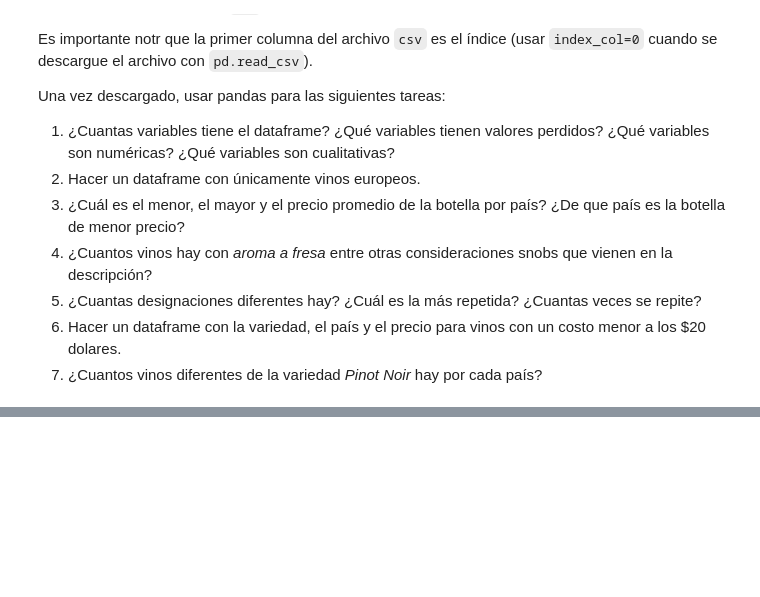
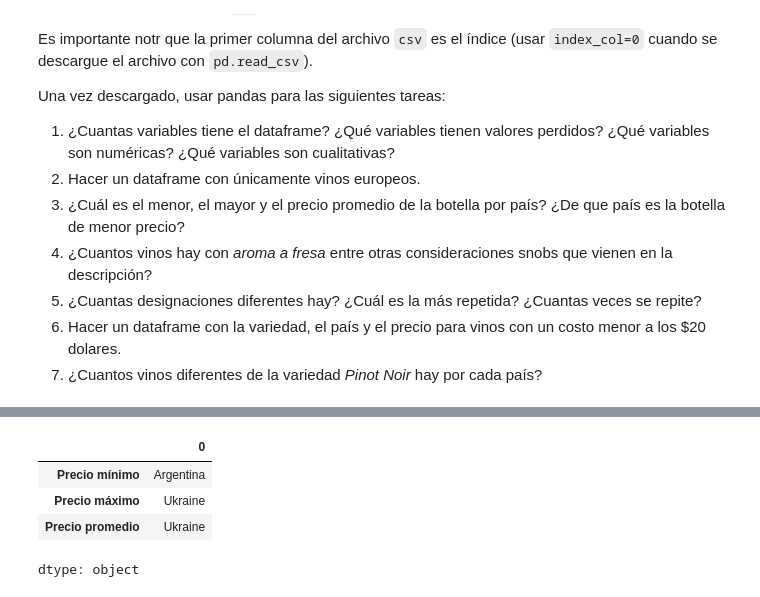
Before and after one commit to Alejandro-Barreras/alejandrobarreras-ai, a Jupyter notebook: tareas_y_actividades/intro_pandas.ipynb, the cells around one changed output, grey strips where cells are left out. Saved outputs shown, nothing was run; the diff lists cells and outputs as text; code cells hidden in the pictures; blank space fills up the shorter version.

```diff
--- a/tareas_y_actividades/intro_pandas.ipynb
+++ b/tareas_y_actividades/intro_pandas.ipynb
@@ -795,5 +811,16 @@ memory usage: 7.0+ MB
 # %%
 # ¿Cuál es el menor, el mayor y el precio promedio de la botella por país?
+df_precios = df.groupby('country')[['price']].agg(['min', 'max', 'mean'])
+df_precios.columns = ['Precio mínimo', 'Precio máximo', 'Precio promedio']
+
+df_precios
 # ¿De que país es la botella de menor precio?
+df_precios.idxmin()
+# %% [output]
+|  | 0 |
+| Precio mínimo | Argentina |
+| Precio máximo | Ukraine |
+| Precio promedio | Ukraine |
+dtype: object
 # %%
 # ¿Cuantos vinos hay con *aroma a fresa* entre otras consideraciones snobs que vienen en la descripción?
```
Also changed, not shown: parts of 3 cells of this notebook.
